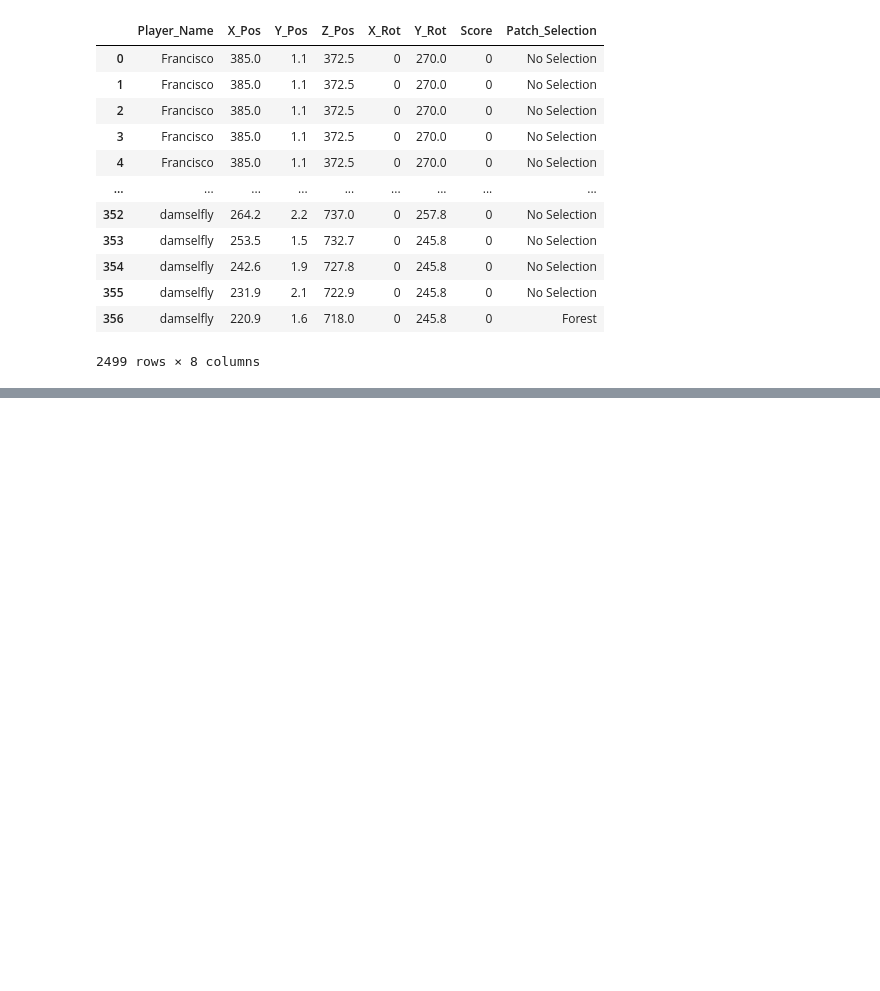
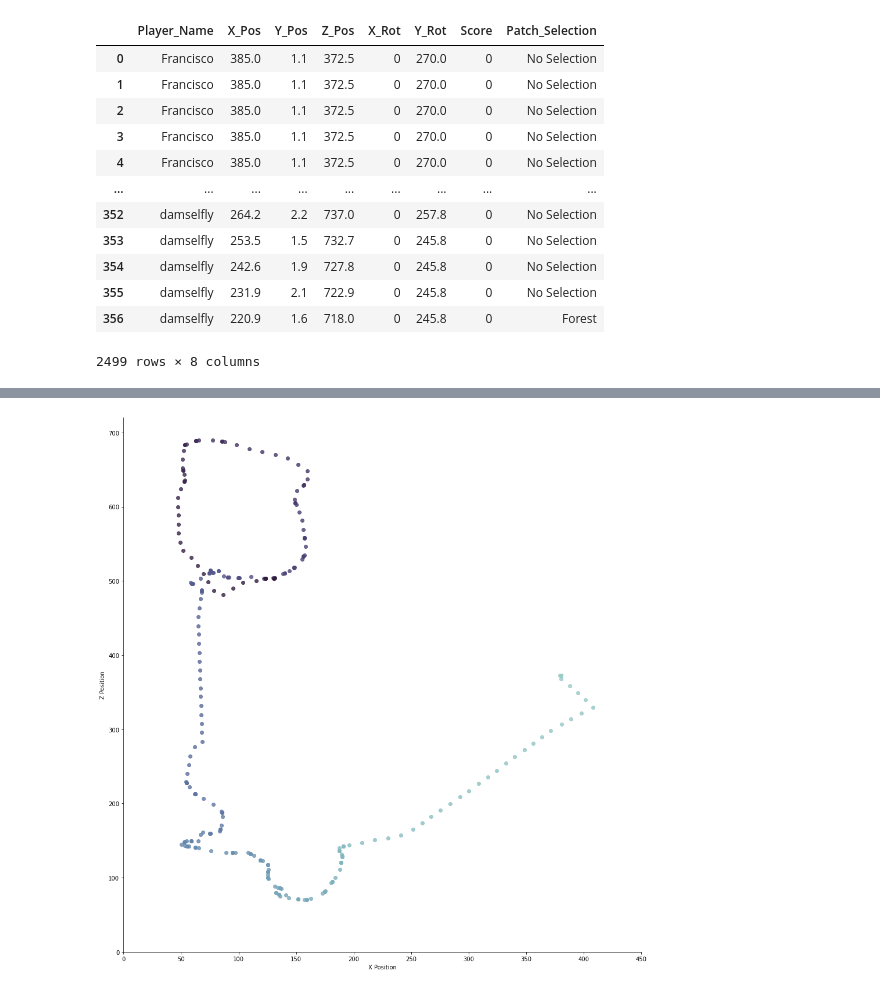
Before and after one commit to FranMurguia/Analisis_de_Datos, a Jupyter notebook: Juego de Forrajeo.ipynb, the cells around one changed output, grey strips where cells are left out. Saved outputs shown, nothing was run; the diff lists cells and outputs as text; code cells hidden in the pictures; blank space fills up the shorter version.

```diff
--- a/Juego de Forrajeo.ipynb
+++ b/Juego de Forrajeo.ipynb
@@ -170,0 +153,4 @@ KeyError: 57
+# %%
+# Creamos una nueva columna con el índice actual
+new_df["Game_Time"] = new_df.index
+new_df
@@ -170,0 +171,4 @@ KeyError: 57
+# %%
+# Cambiamos el índice
+new_df.set_index("Player_Name", inplace=True)
+new_df
@@ -170,0 +190,5 @@ KeyError: 57
+# %%
+# Por último, quitamos los espacios vacíos que hay en las columnas y los índices:
+
+new_df.columns = [x.strip() for x in new_df.columns]
+new_df.index = [x.strip() for x in new_df.index]
@@ -170,0 +235,4 @@ KeyError: 57
+# %%
+# Extraemos la información que queremos graficar
+player = new_df.loc["ozmar", ["Game_Time", "X_Pos", "Z_Pos"]]
+player.head()
@@ -170,0 +246,14 @@ KeyError: 57
+# %%
+# Creamos una gráfica de dispersión usando seaborn
+g = sns.lmplot(x = 'X_Pos', y = 'Z_Pos', data = player, fit_reg = False, legend = False, hue = 'Game_Time', palette = "ch:s=.5,rot=-.5")
+
+# Seleccionamos los límites de los ejes
+g.set(xlim=(0,450),ylim=(0,720))
+
+# Cambiamos el nombre de los ejes
+g.set_axis_labels('X Position', 'Z Position')
+
+# Cambiamos el tamaño del gráfico
+g.fig.set_size_inches(15, 15)
+# %% [output]
+[figure, added]
```
Also changed, not shown: parts of 15 cells of this notebook.
